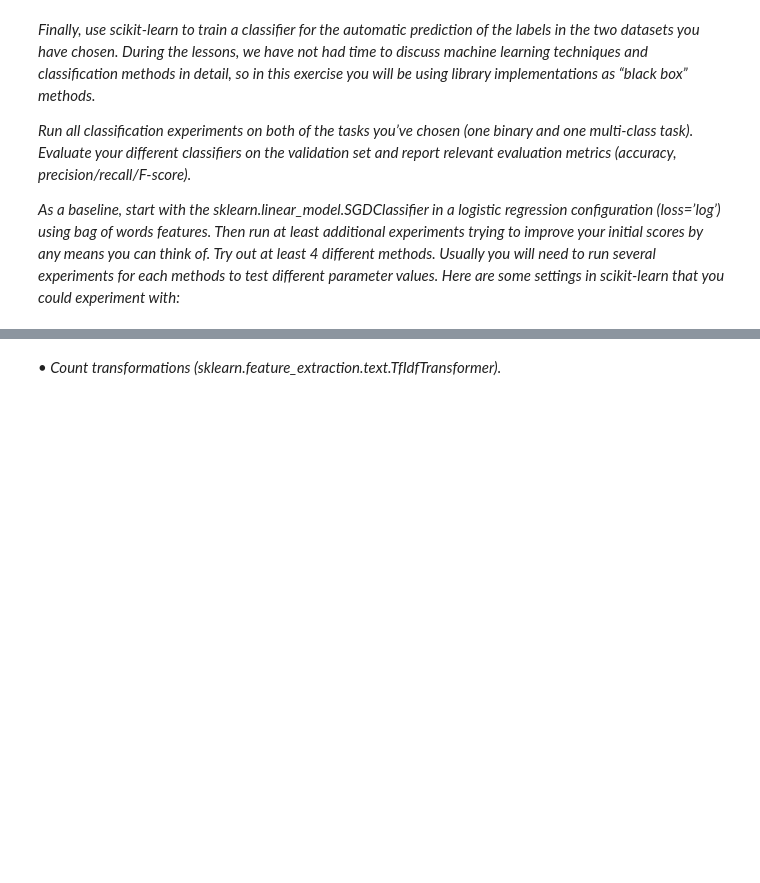
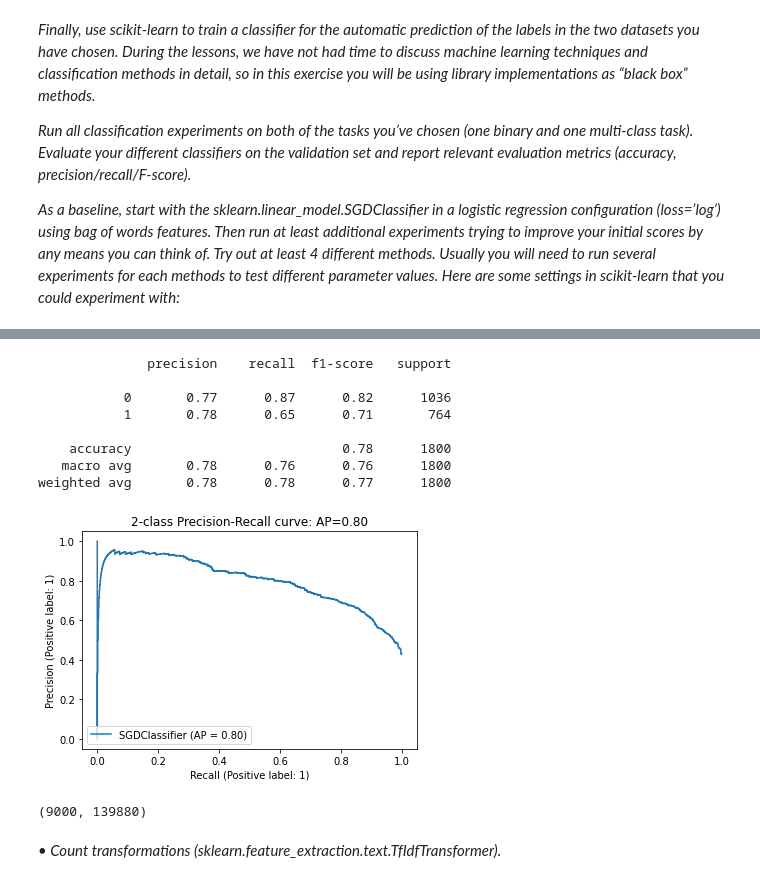
Before and after one commit to MarkusSibbesen/fyp2021p04g11, a Jupyter notebook: notebook.ipynb, the cells around one changed output, grey strips where cells are left out. Saved outputs shown, nothing was run; the diff lists cells and outputs as text; code cells hidden in the pictures; blank space fills up the shorter version.

```diff
--- a/notebook.ipynb
+++ b/notebook.ipynb
@@ -341,2 +532,27 @@ Incidents of no hate speech but the citation had hate speech in them, this also
+# %%
+cv = CountVectorizer(tokenizer=lambda x: x, preprocessor= lambda x: x, ngram_range= (1,2))
+X = cv.fit_transform(df_hate['tokenized'])
+
+X_train, X_val, y_train, y_val = train_test_split(X, df_hate['label'], test_size=0.2, random_state=42)
+
+clf = SGDClassifier(loss='log', random_state=42)
+clf.fit(X_train, y_train)
+
+print(metrics.classification_report(y_val, clf.predict(X_val)))
+PRCurve(clf,X_val,y_val)
+# %% [output]
+              precision    recall  f1-score   support
+
+           0       0.77      0.87      0.82      1036
+           1       0.78      0.65      0.71       764
+
+    accuracy                           0.78      1800
+   macro avg       0.78      0.76      0.76      1800
+weighted avg       0.78      0.78      0.77      1800
+[figure, added]
+# %%
+X.shape
+# %% [output]
+(9000, 139880)
 # %% [markdown]
 *• Count transformations (sklearn.feature_extraction.text.TfIdfTransformer).* <br>
```
Also changed, not shown: parts of 70 cells of this notebook, 6 other files.
